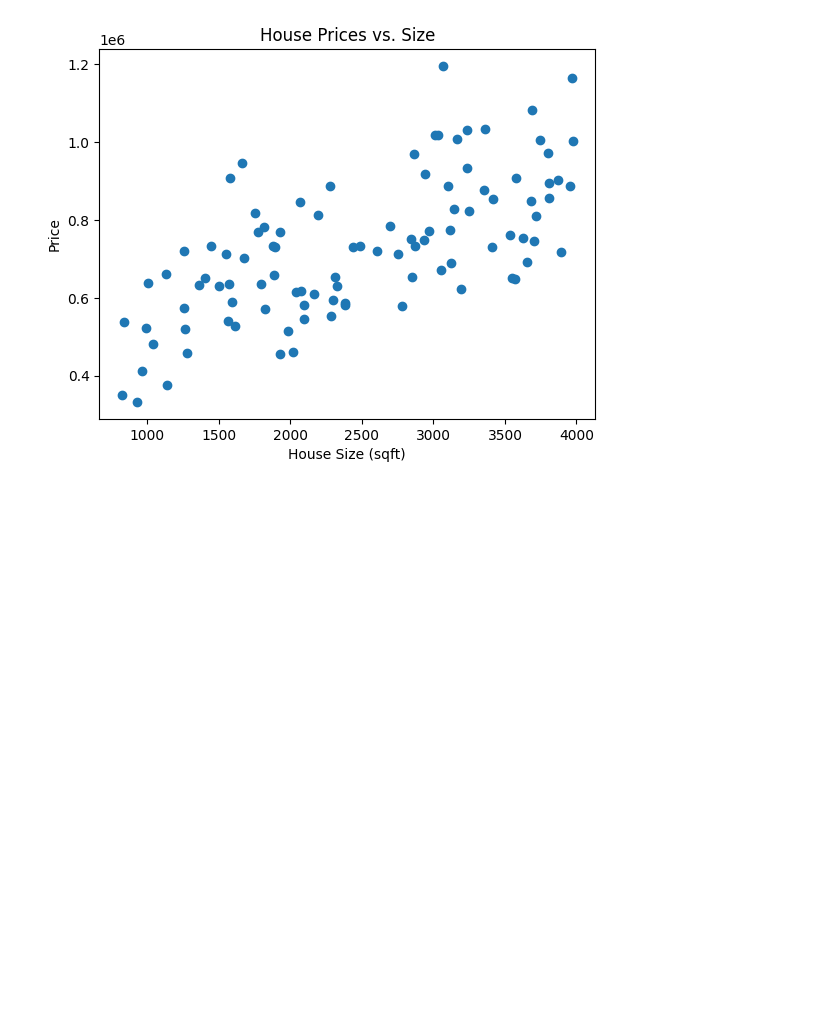
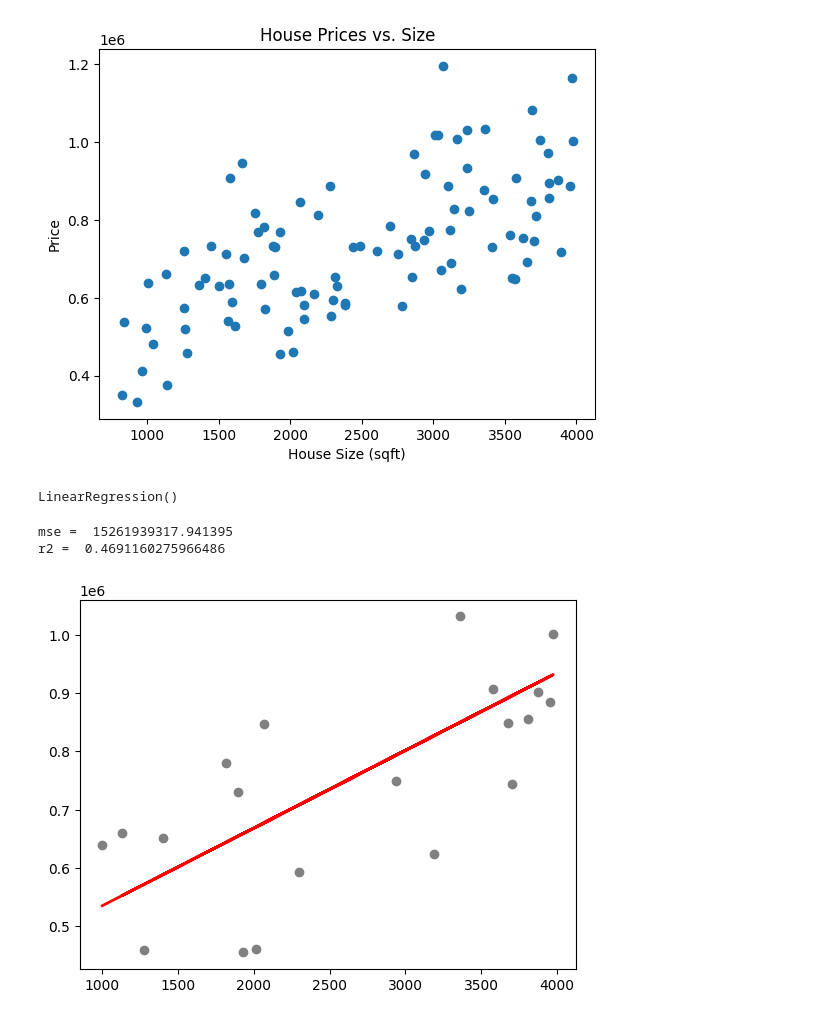
Before and after one commit to sina-safa/Linear-regression, a Jupyter notebook: Linear regression.ipynb, the cells around one changed output. Drawn from its saved outputs; the diff is of its cells as text; code cells hidden in the pictures; blank space fills up the shorter version.

```diff
--- a/Linear regression.ipynb
+++ b/Linear regression.ipynb
@@ -32,3 +33,38 @@ plt.show()
 3           1930         5  7.696547e+05
 4           1895         5  7.307788e+05
 [figure]
+# %%
+# Prepare the data
+X = data[['HouseSizeSqft']]
+Y = data['Price']
+
+# Split the data into training and testing sets
+X_train, X_test, Y_train, Y_test = train_test_split(X, Y, test_size=0.3, random_state= 42)
+# %%
+# Create a linear regression object
+model = LinearRegression()
+
+# Fit the model to the training data
+model.fit(X_train, Y_train)
+# %% [output]
+LinearRegression()
+# %%
+# Make predictions on the test set
+Y_pred = model.predict(X_test)
+
+# Calculate mean squared error and R-squared
+mse = mean_squared_error(Y_test, Y_pred)
+r2 = r2_score(Y_test,Y_pred)
+
+print('mse = ', mse)
+print('r2 = ', r2)
+# %% [output]
+mse =  15261939317.941395
+r2 =  0.4691160275966486
+# %%
+#Plot the regression model line
+plt.scatter(X_test,Y_test, color= 'grey')
+plt.plot(X_test, Y_pred, color= 'red', linewidth= 2)
+plt.show()
+# %% [output]
+[figure, added]
```
Also changed, not shown: parts of 1 cell of this notebook.
